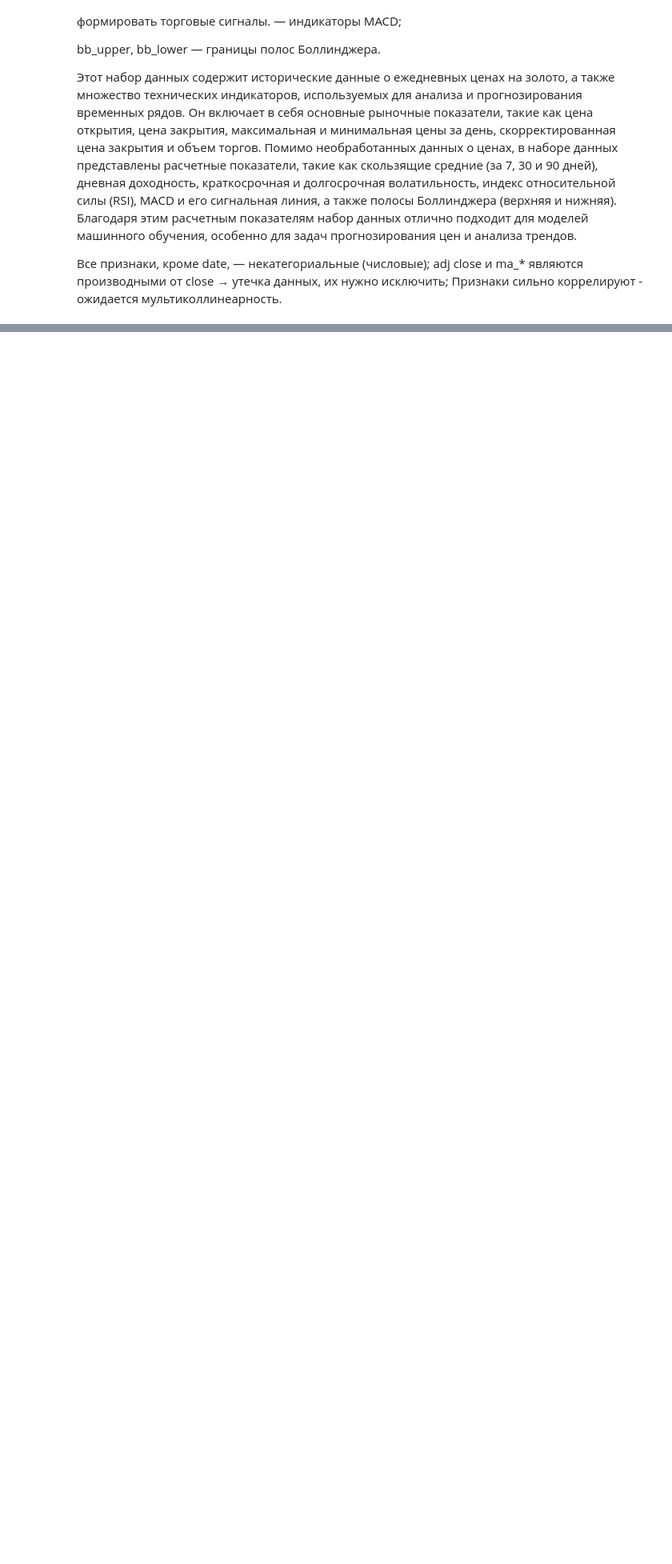
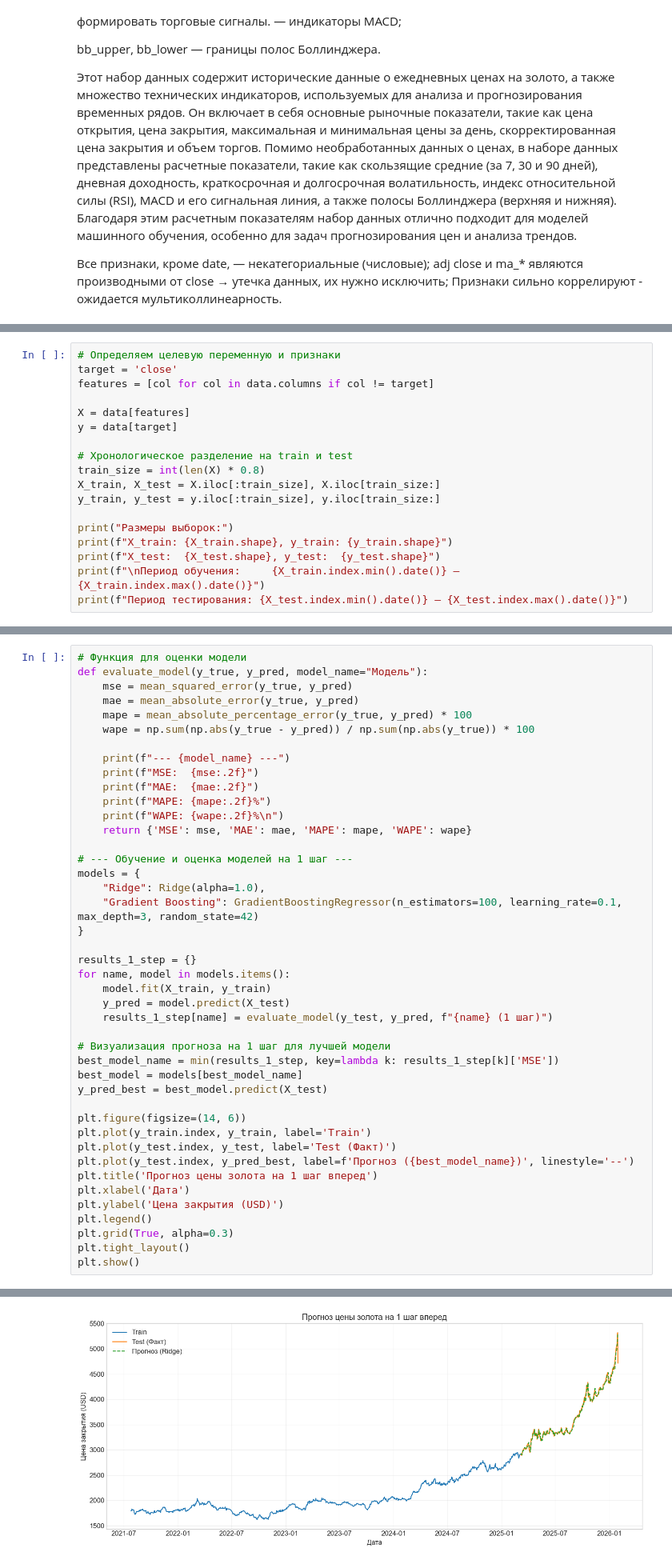
Before and after one commit to Didi5GD/Laba1_AIML, a Jupyter notebook: Laba1_AIML.ipynb, the cells around one changed output, grey strips where cells are left out. Shown at 80% size. Cells and saved outputs as stored; diff of their text form; blank space fills up the shorter version.

```diff
--- a/Laba1_AIML.ipynb
+++ b/Laba1_AIML.ipynb
@@ -1310,0 +178,18 @@ PCA успешно устранил мультиколлинеарность, с
+# %%
+# Определяем целевую переменную и признаки
+target = 'close'
+features = [col for col in data.columns if col != target]
+
+X = data[features]
+y = data[target]
+
+# Хронологическое разделение на train и test
+train_size = int(len(X) * 0.8)
+X_train, X_test = X.iloc[:train_size], X.iloc[train_size:]
+y_train, y_test = y.iloc[:train_size], y.iloc[train_size:]
+
+print("Размеры выборок:")
+print(f"X_train: {X_train.shape}, y_train: {y_train.shape}")
+print(f"X_test:  {X_test.shape}, y_test:  {y_test.shape}")
+print(f"\nПериод обучения:     {X_train.index.min().date()} — {X_train.index.max().date()}")
+print(f"Период тестирования: {X_test.index.min().date()} — {X_test.index.max().date()}")
@@ -1310,0 +213,44 @@ PCA успешно устранил мультиколлинеарность, с
+# %%
+# Функция для оценки модели
+def evaluate_model(y_true, y_pred, model_name="Модель"):
+    mse = mean_squared_error(y_true, y_pred)
+    mae = mean_absolute_error(y_true, y_pred)
+    mape = mean_absolute_percentage_error(y_true, y_pred) * 100
+    wape = np.sum(np.abs(y_true - y_pred)) / np.sum(np.abs(y_true)) * 100
+
+    print(f"--- {model_name} ---")
+    print(f"MSE:  {mse:.2f}")
+    print(f"MAE:  {mae:.2f}")
+    print(f"MAPE: {mape:.2f}%")
+    print(f"WAPE: {wape:.2f}%\n")
+    return {'MSE': mse, 'MAE': mae, 'MAPE': mape, 'WAPE': wape}
+
+# --- Обучение и оценка моделей на 1 шаг ---
+models = {
+    "Ridge": Ridge(alpha=1.0),
+    "Gradient Boosting": GradientBoostingRegressor(n_estimators=100, learning_rate=0.1, max_depth=3, random_state=42)
+}
+
+results_1_step = {}
+for name, model in models.items():
+    model.fit(X_train, y_train)
+    y_pred = model.predict(X_test)
+    results_1_step[name] = evaluate_model(y_test, y_pred, f"{name} (1 шаг)")
+
+# Визуализация прогноза на 1 шаг для лучшей модели
+best_model_name = min(results_1_step, key=lambda k: results_1_step[k]['MSE'])
+best_model = models[best_model_name]
+y_pred_best = best_model.predict(X_test)
+
+plt.figure(figsize=(14, 6))
+plt.plot(y_train.index, y_train, label='Train')
+plt.plot(y_test.index, y_test, label='Test (Факт)')
+plt.plot(y_test.index, y_pred_best, label=f'Прогноз ({best_model_name})', linestyle='--')
+plt.title('Прогноз цены золота на 1 шаг вперед')
+plt.xlabel('Дата')
+plt.ylabel('Цена закрытия (USD)')
+plt.legend()
+plt.grid(True, alpha=0.3)
+plt.tight_layout()
+plt.show()
+# %% [output]
@@ -1310,0 +268 @@ PCA успешно устранил мультиколлинеарность, с
+[figure, added]
```
Also changed, not shown: parts of 70 cells of this notebook.
